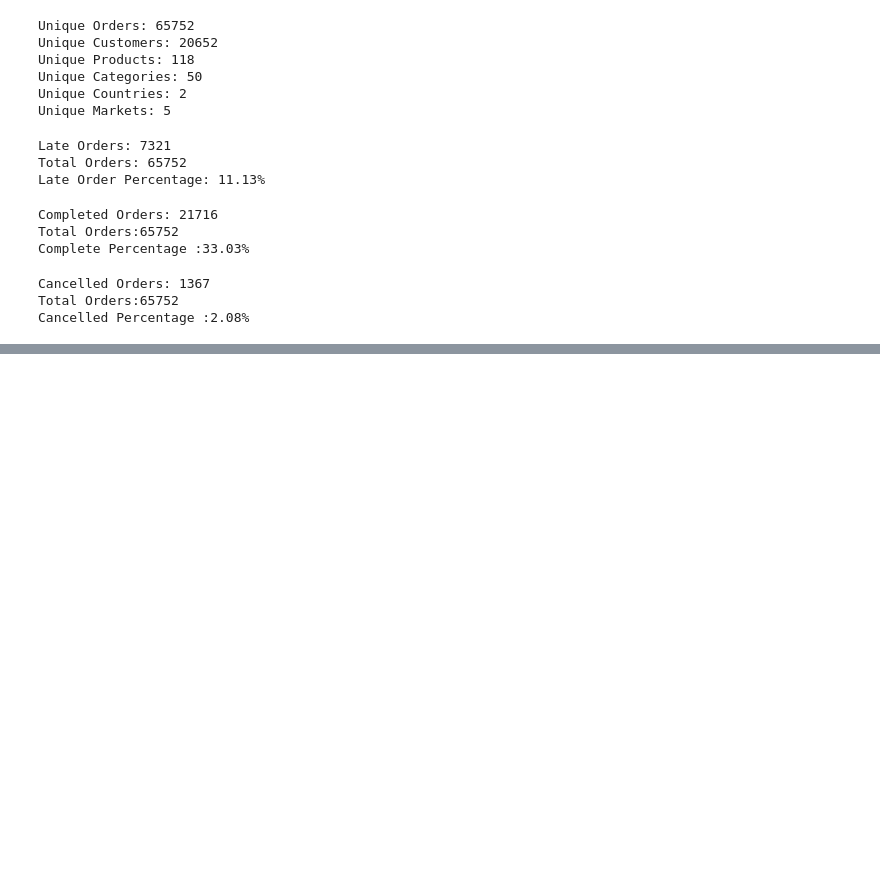
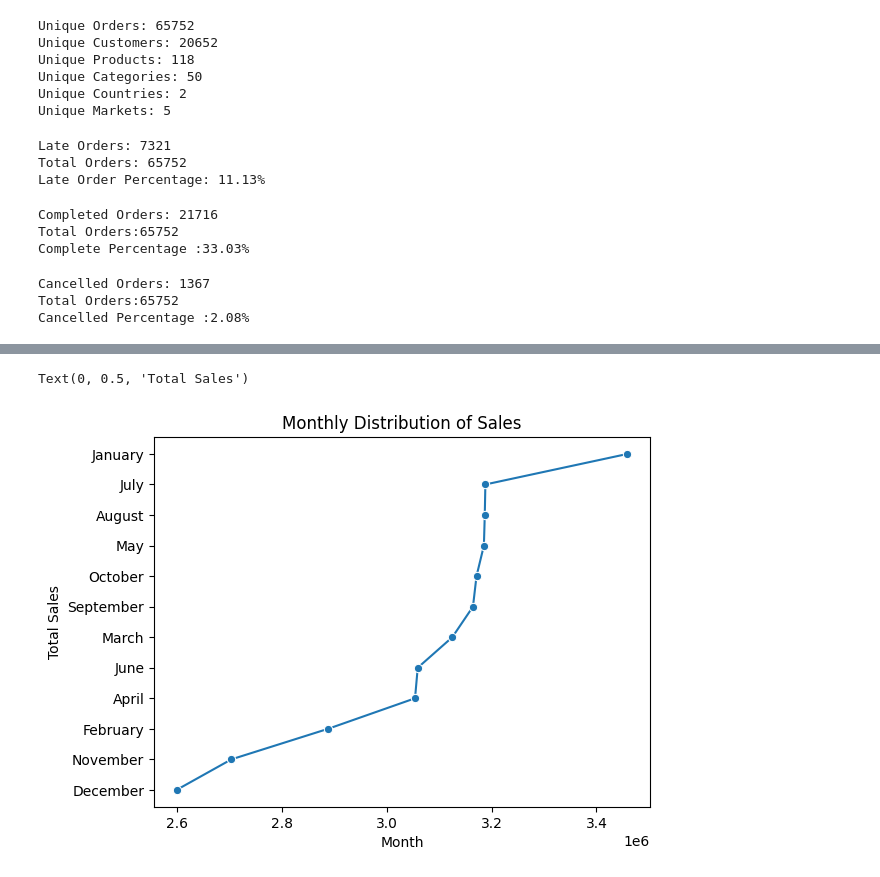
Before and after one commit to ShlokGadhave/Supply-Chain-Management, a Jupyter notebook: Notebook/main.ipynb, the cells around one changed output, grey strips where cells are left out. Cells and saved outputs as stored; diff of their text form; code cells hidden in the pictures; blank space fills up the shorter version.

```diff
--- a/Notebook/main.ipynb
+++ b/Notebook/main.ipynb
@@ -187,0 +254,4 @@ Cancelled Percentage :2.08%
+# %%
+# months generate the highest sales
+month_sales=df.groupby('Month Name')['Sales'].sum().sort_values(ascending=False).reset_index().rename(columns={"Sales":"Total Sales Generated by Month"})
+month_sales.head(10)
@@ -187,0 +270,11 @@ Cancelled Percentage :2.08%
+# %%
+plt.Figure(figsize=(10,6))
+sns.lineplot(data=month_sales,x='Total Sales Generated by Month',y='Month Name',marker='o')
+plt.title('Monthly Distribution of Sales')
+plt.xlabel('Month')
+plt.ylabel('Total Sales')
+
+# January has the highest sales, followed by December and March. This indicates that the company experiences a peak in sales during the winter months, possibly due to holiday shopping and seasonal demand.
+# %% [output]
+Text(0, 0.5, 'Total Sales')
+[figure, added]
```
Also changed, not shown: parts of 9 cells of this notebook.
